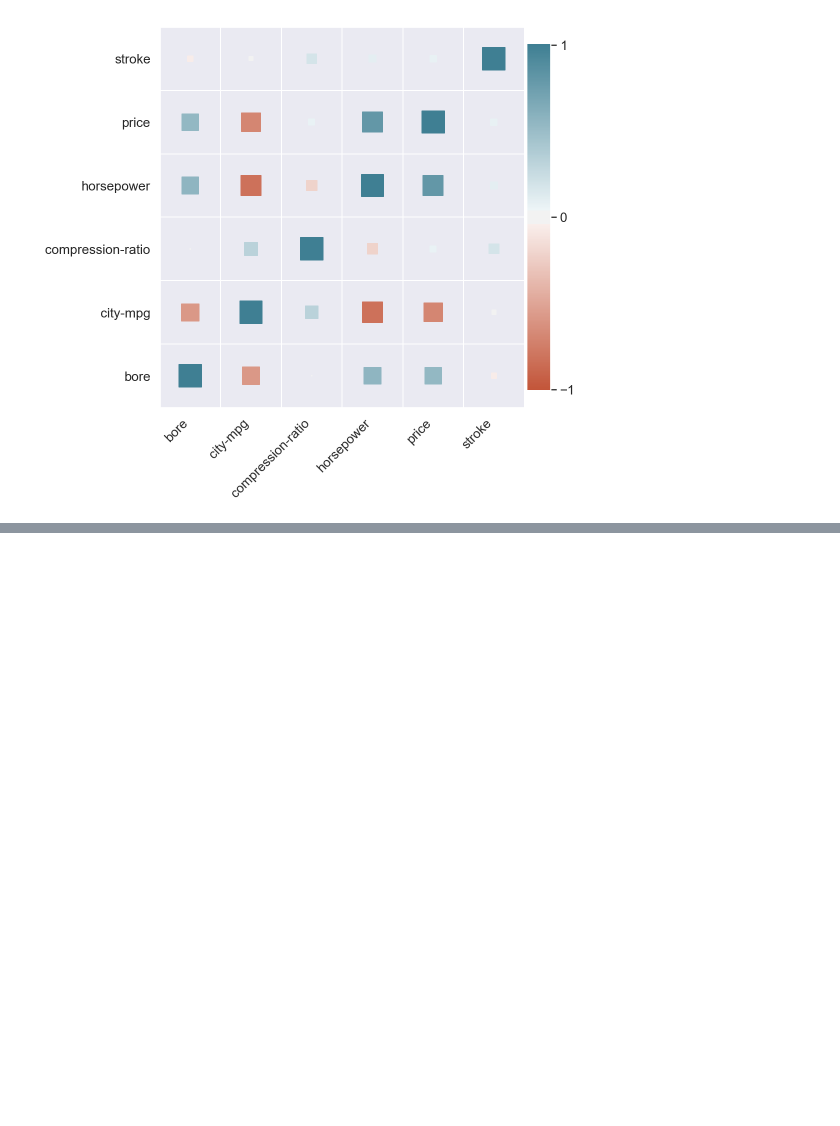
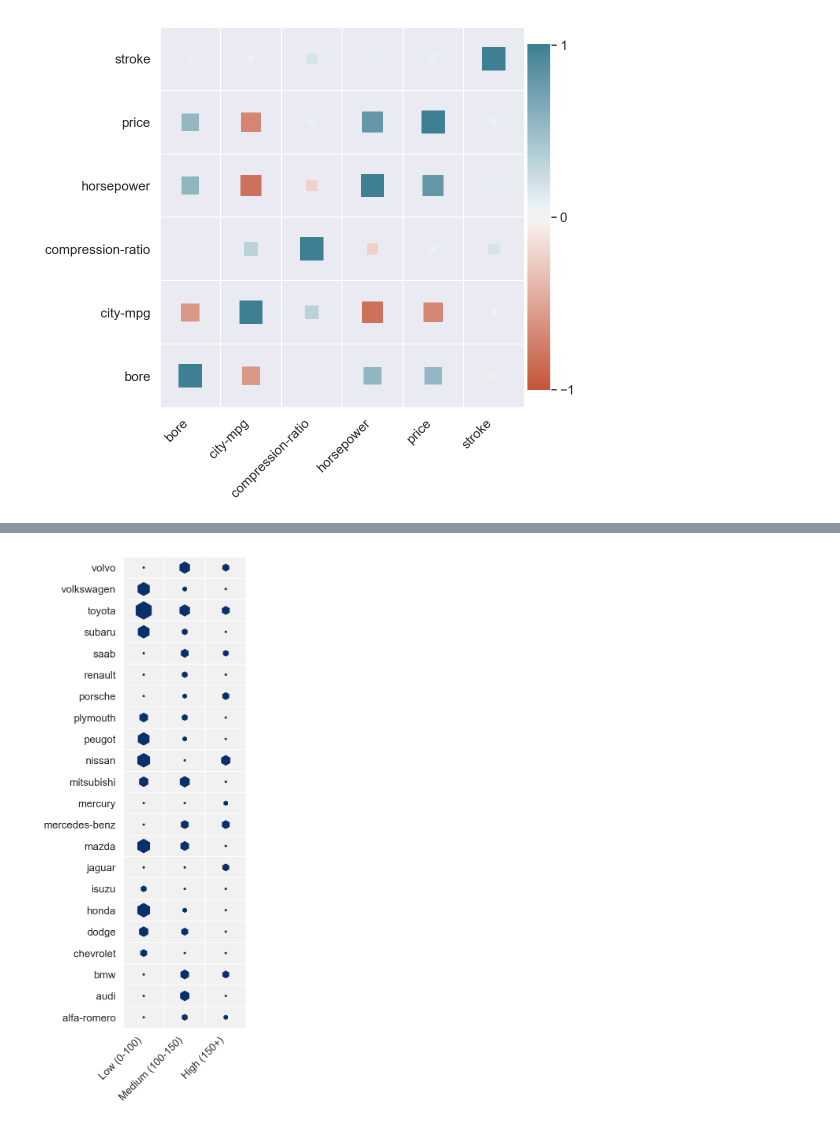
Before and after one commit to drazenz/heatmaps, a Jupyter notebook: Circle heatmap.ipynb, the cells around one changed output, grey strips where cells are left out. Cells and saved outputs as stored; diff of their text form; code cells hidden in the pictures; blank space fills up the shorter version.

```diff
--- a/Circle heatmap.ipynb
+++ b/Circle heatmap.ipynb
@@ -576,19 +467,0 @@ heatmap(
-# %%
-from biokit import corrplot
-data['horsepower-group'] = pd.cut(data['horsepower'], [0, 100, 150, data['horsepower'].max()], labels=bin_labels)
-g = data.groupby(['horsepower-group', 'drive-wheels']).count()[['cnt']].reset_index()
-plt.figure(figsize=(7, 7))
-heatmap(y=g['horsepower-group'], x=g['drive-wheels'], size=g['cnt'], size_scale=10000, x_order=['4wd', 'fwd', 'rwd'], y_order=bin_labels[::-1])
-plt.xlabel('Drivetrain layout')
-plt.ylabel('Horsepower')
-
-plt.figure()
-pivot = g.pivot('horsepower-group', 'drive-wheels', 'cnt')
-sns.heatmap(pivot, square=True)
-plt.xlabel('Drivetrain layout')
-plt.ylabel('Horsepower')
-display(pivot)
-
-c = corrplot.Corrplot(df.corr())
-c.plot(colorbar=True, method='square', shrink=.9 ,rotation=45)
-c.plot(colorbar=False, method='text', shrink=.9 ,rotation=45)
@@ -604,0 +468,26 @@ c.plot(colorbar=False, method='text', shrink=.9 ,rotation=45)
+# %%
+bin_labels = ['Low (0-100)', 'Medium (100-150)', 'High (150+)']
+data['horsepower-group'] = pd.cut(
+    data['horsepower'],
+    bins=[0, 100, 150, data['horsepower'].max()],
+    labels=bin_labels
+)
+
+data['cnt'] = np.ones(len(data))
+g = data.groupby(['horsepower-group', 'make']).count()[['cnt']].reset_index().replace(np.nan, 0)
+plt.figure(figsize=(3, 11))
+heatmap(
+    x=g['horsepower-group'],
+    y=g['make'],
+    size=g['cnt'],
+    marker='h',
+    x_order=bin_labels
+)
+
+# X, Y = ['drive-wheels', 'fuel-type']
+# g = data.groupby([X, Y]).count()[['cnt']].reset_index().replace(np.nan, 0)
+# heatmap(x=g[X], y=g[Y], size=g['cnt'], marker='s', size_scale=10000, palette=sns.cubehelix_palette(8)[:-2])
+# plt.xlabel('Drivetrain layout')
+# plt.ylabel('Fuel type')
+# %% [output]
+[figure, added]
```
Also changed, not shown: parts of 6 cells of this notebook, 1 other file.
